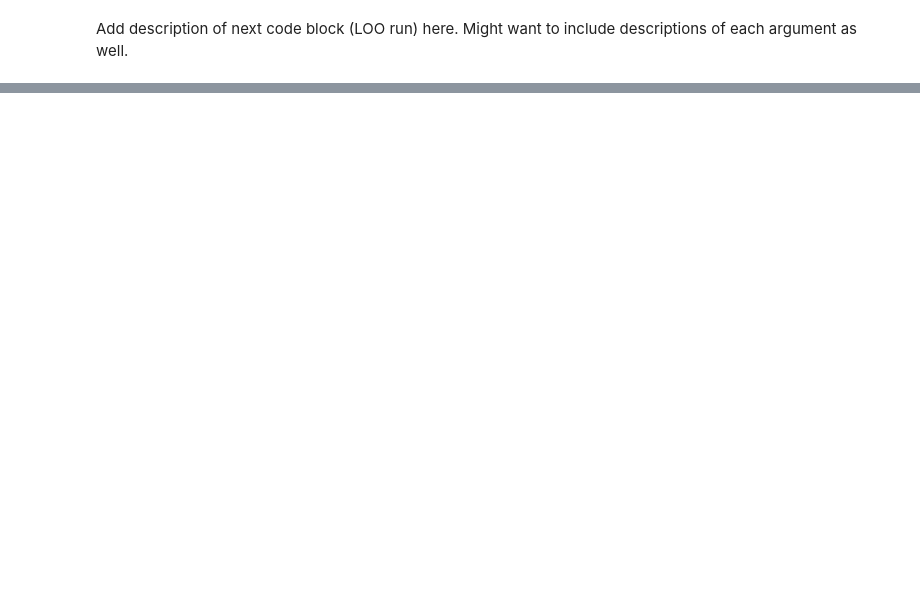
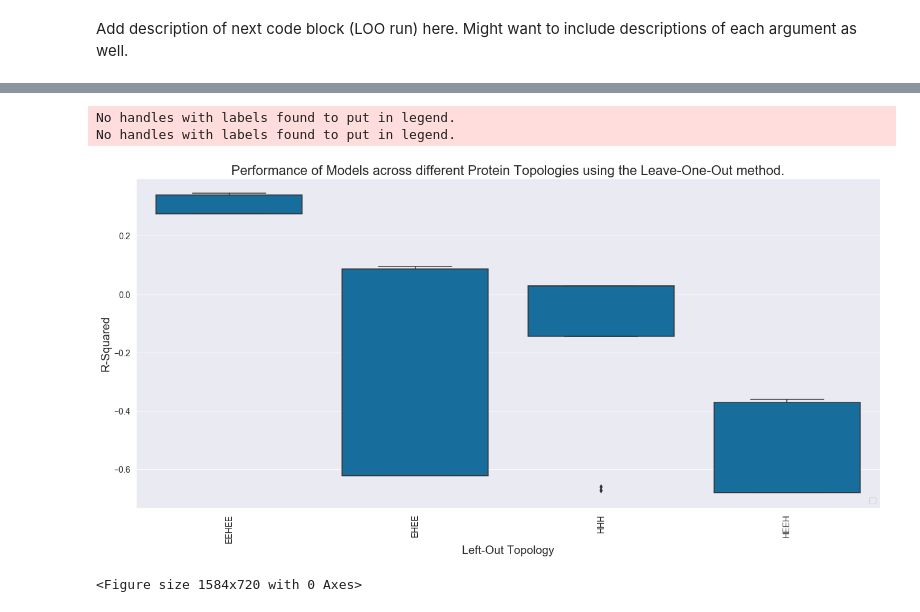
Before and after one commit to SD2E/test-harness, a Jupyter notebook: example_scripts/Data_Sharing_Demo/Data_Sharing_Test_Harness_Demo.ipynb, the cells around one changed output, grey strips where cells are left out. Saved outputs shown, nothing was run; the diff lists cells and outputs as text; code cells hidden in the pictures; blank space fills up the shorter version.

Commit message:
Updated Test Harness Demo Notebook

```diff
--- a/example_scripts/Data_Sharing_Demo/Data_Sharing_Test_Harness_Demo.ipynb
+++ b/example_scripts/Data_Sharing_Demo/Data_Sharing_Test_Harness_Demo.ipynb
@@ -137,0 +179,32 @@ Leave-One-Out Summary Leaderboard:
+# %%
+def vis_boxplot(data_df, x_colname, y_colname, title, x_label, y_label, color_by_col, hue_order=None, palette="colorblind",
+                legend=True, legend_title=None, legend_location="lower right", legend_dict=None, sort=True, rotate_x_ticks=90,
+                x_dict=None):
+    sns.set(rc={'figure.figsize': (22, 10)})
+    if sort is True:
+        data_df.sort_values(by=y_colname, inplace=True, ascending=False)
+    if x_dict:
+        x_axis_order = x_dict.values()
+        data_df[x_colname] = data_df[x_colname].map(x_dict).copy()
+    else:
+        x_axis_order = None
+
+    ax = sns.boxplot(x=x_colname, y=y_colname, hue=color_by_col, data=data_df, palette=palette, hue_order=hue_order, order=x_axis_order)
+    ax.set_title(title, fontsize=22)
+    ax.set_xlabel(x_label, fontsize=19)
+    ax.set_ylabel(y_label, fontsize=19)
+    ax.tick_params(labelsize=14)
+    if legend is True:
+        lgnd = ax.legend(title=legend_title, fontsize=14, loc=legend_location)
+        if legend_dict is not None:
+            for key, item in legend_dict.items():
+                lgnd.get_texts()[key].set_text(item)
+        lgnd.get_title().set_fontsize(15)
+
+    plt.xticks(rotation=rotate_x_ticks)
+#     plt.savefig("{}.png".format(title), bbox_inches='tight')
+    plt.show()
+    plt.gcf().clear()
+# %%
+# Leave-One-Out Visualizations
+loo_df = pd.read_html("test_harness_results/loo_detailed_regression_leaderboard.html")[0]
@@ -137,0 +231,4 @@ Leave-One-Out Summary Leaderboard:
+# %%
+# Parse out the information we're interested in plotting. In this case we are interested in the topology.
+import ast
+loo_df["tested_topology"] = loo_df["Test Group"].apply(lambda x: ast.literal_eval(x)["topology"][0])
@@ -137,0 +255,11 @@ Leave-One-Out Summary Leaderboard:
+# %%
+vis_boxplot(data_df=loo_df,
+            x_colname="tested_topology", y_colname="R-Squared",
+            x_label="Left-Out Topology", y_label="R-Squared",
+            title="Performance of Models across different Protein Topologies using the Leave-One-Out method.",
+            color_by_col="Model Name")
+# %% [output]
+No handles with labels found to put in legend.
+No handles with labels found to put in legend.
+[figure, added]
+<Figure size 1584x720 with 0 Axes>
```
Also changed, not shown: parts of 9 cells of this notebook.
